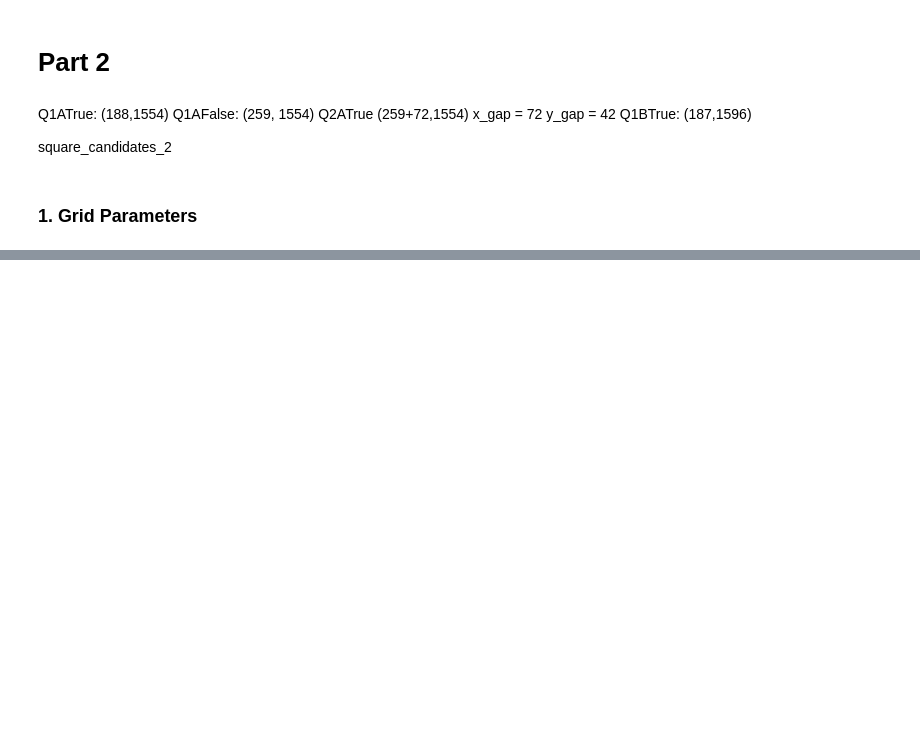
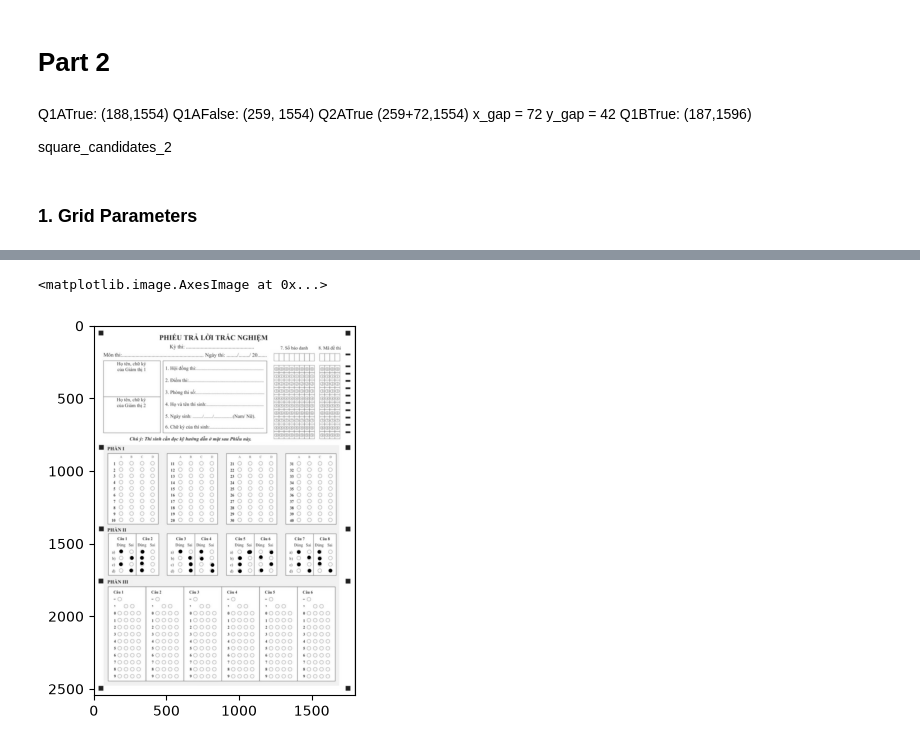
Before and after one commit to khanhdangtvc/OMR, a Jupyter notebook: image_processing.ipynb, the cells around one changed output, grey strips where cells are left out. Saved outputs shown, nothing was run; the diff lists cells and outputs as text; code cells hidden in the pictures; blank space fills up the shorter version.

```diff
--- a/image_processing.ipynb
+++ b/image_processing.ipynb
@@ -299,0 +336,5 @@ bubble_radius = 16                # Radius of each bubble
+# %%
+plt.imshow(part_2_img)
+# %% [output]
+<matplotlib.image.AxesImage at 0x...>
+[figure, added]
```
Also changed, not shown: parts of 16 cells of this notebook, 2 other files.
